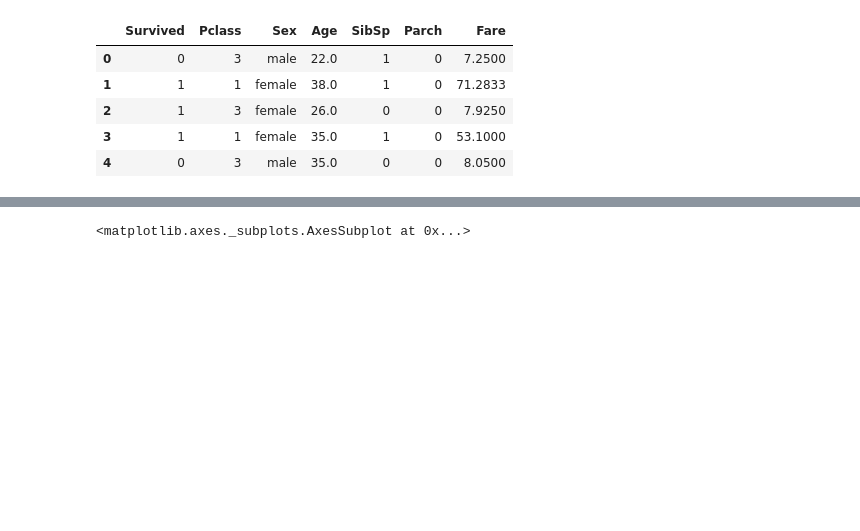
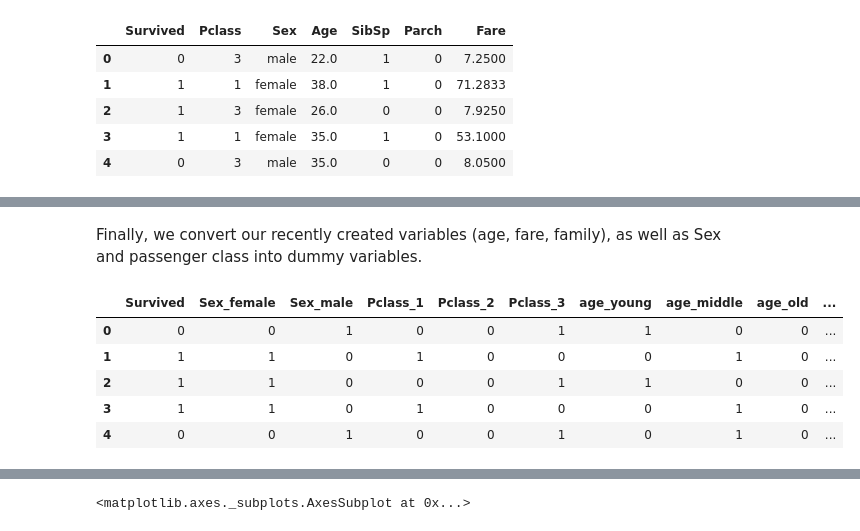
Before and after one commit to slangenbach/udacity-da-nanodegree, a Jupyter notebook: p2/P2_Analysis_and_Report.ipynb, the cells around one changed output, grey strips where cells are left out. Saved outputs shown, nothing was run; the diff lists cells and outputs as text; code cells hidden in the pictures; blank space fills up the shorter version.

```diff
--- a/p2/P2_Analysis_and_Report.ipynb
+++ b/p2/P2_Analysis_and_Report.ipynb
@@ -485,5 +503,14 @@ titanic_cleaned["family"] = (titanic["SibSp"] >= 1) | (titanic["Parch"] >=1)
+# %% [markdown]
+Finally, we convert our recently created variables (age, fare, family), as well as Sex and passenger class into dummy variables.
 # %%
 # convert categorical variables (Sex and PClass) into dummy variables for analysis
 titanic_dummies = pd.get_dummies(data=titanic_cleaned, columns=["Sex", "Pclass", "age", "family", "fare"])
 titanic_dummies.drop(labels=["Age", "SibSp", "Parch", "Fare"], axis=1, inplace=True)
-#titanic_dummies.head()
+titanic_dummies.head()
+# %% [output]
+|  | Survived | Sex_female | Sex_male | Pclass_1 | Pclass_2 | Pclass_3 | age_young | age_middle | age_old | ... |
+| 0 | 0 | 0 | 1 | 0 | 0 | 1 | 1 | 0 | 0 | ... |
+| 1 | 1 | 1 | 0 | 1 | 0 | 0 | 0 | 1 | 0 | ... |
+| 2 | 1 | 1 | 0 | 0 | 0 | 1 | 1 | 0 | 0 | ... |
+| 3 | 1 | 1 | 0 | 1 | 0 | 0 | 0 | 1 | 0 | ... |
+| 4 | 0 | 0 | 1 | 0 | 0 | 1 | 0 | 1 | 0 | ... |
```
Also changed, not shown: parts of 38 cells of this notebook.
